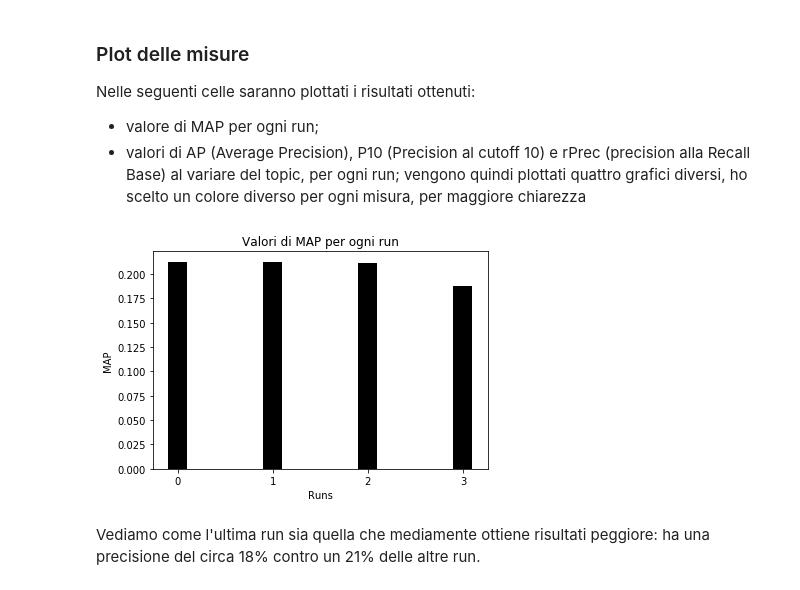
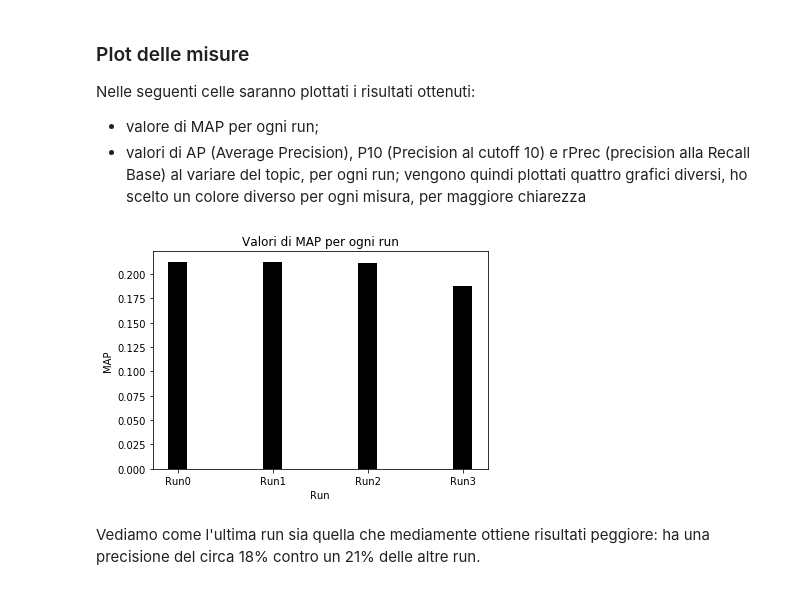
Before and after one commit to yleniag/Information-Retrival-Homework-1, a Jupyter notebook: Homework1-IR.ipynb, the cells around one changed output. Drawn from its saved outputs; the diff is of its cells as text; code cells hidden in the pictures.

```diff
--- a/Homework1-IR.ipynb
+++ b/Homework1-IR.ipynb
@@ -105,18 +105,18 @@ Nelle seguenti celle saranno plottati i risultati ottenuti:
 # %%
 #plot dei 4 valori di MAP (map_all)
 mapALL = list(map(float, mapALL))
 
 #plt.plot([0,1,2,3],mapALL, marker='o')
-plt.bar([0,1,2,3], mapALL, width=0.2, color='black')
+plt.bar(["Run0","Run1", "Run2","Run3"], mapALL, width=0.2, color='black')
 plt.title("Valori di MAP per ogni run")
 plt.xticks(range(0, 4))
-plt.xlabel("Runs")
+plt.xlabel("Run")
 plt.ylabel("MAP")
 plt.savefig('Plot/MAPhist.png', format='png', dpi=1000)
 #plt.savefig('Plot/MAPhist500.png', format='png', dpi=500)
 plt.show()
 # %% [output]
-[figure, old version]
+[figure, new version]
 # %% [markdown]
 Vediamo come l'ultima run sia quella che mediamente ottiene risultati peggiore: ha una precisione del circa 18% contro un 21% delle altre run.
 # %%
```
Also changed, not shown: parts of 14 cells of this notebook, 16 other files.
